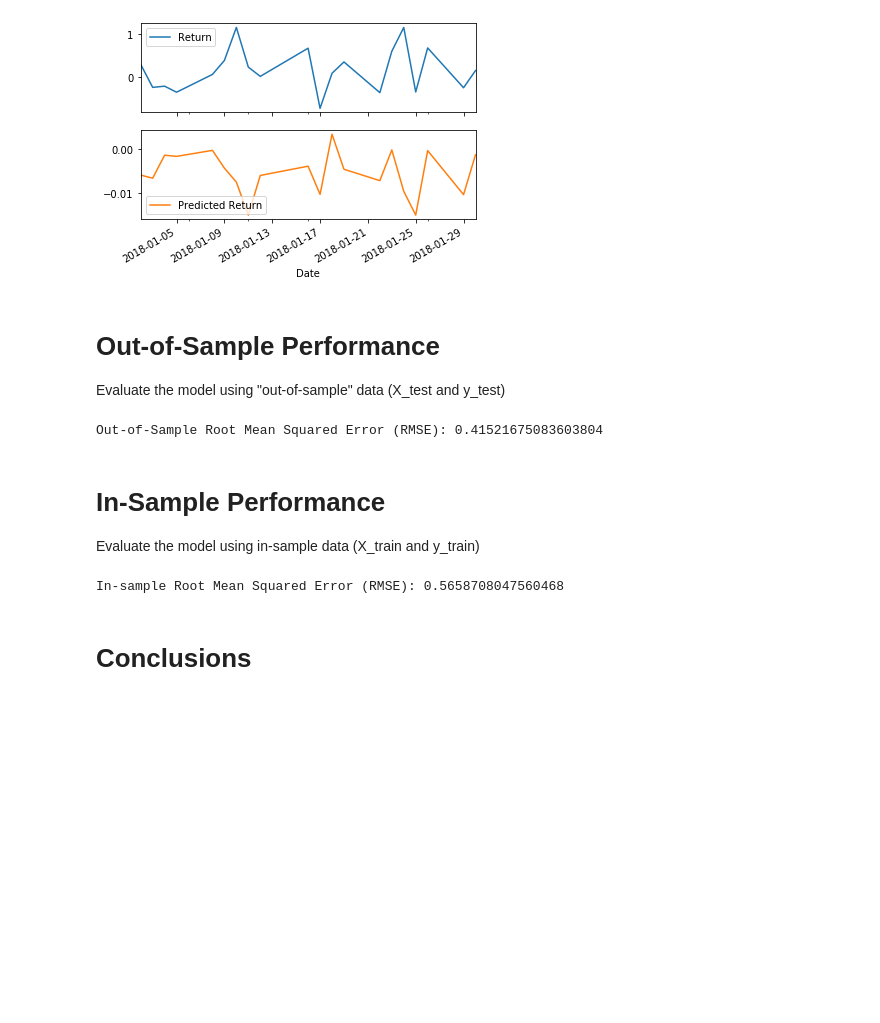
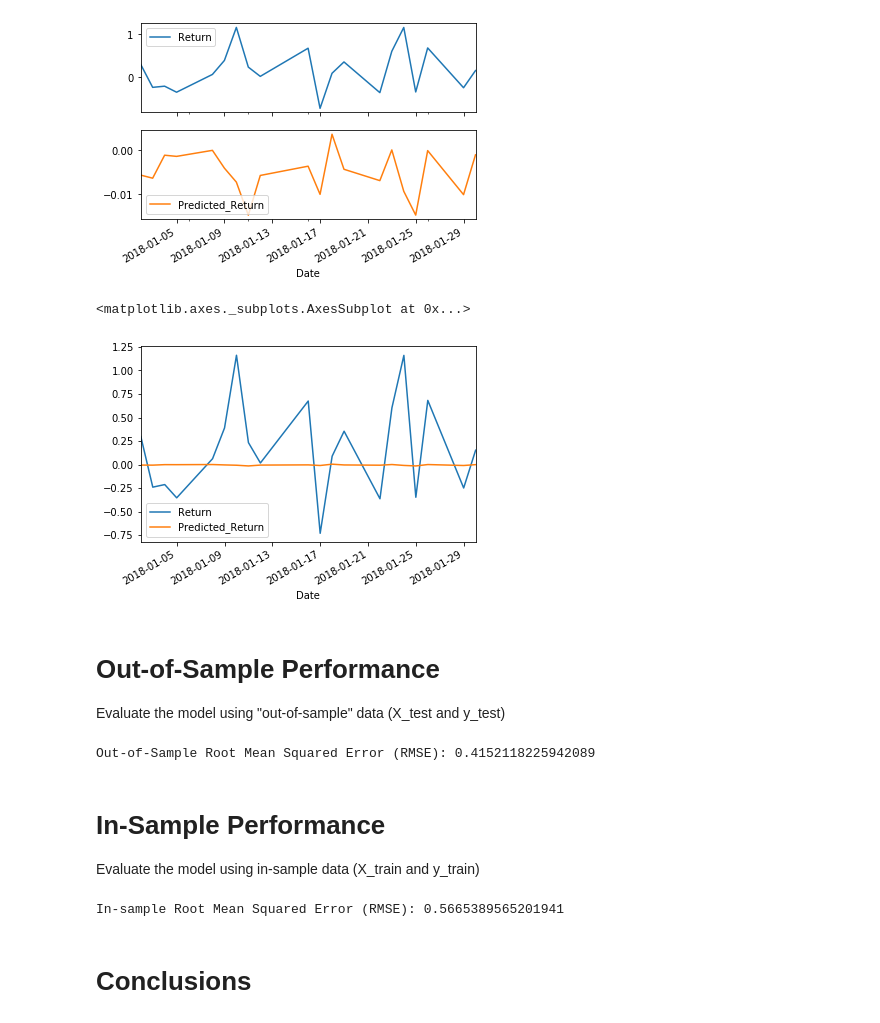
Before and after one commit to ekuo651/Times_Series_Yen, a Jupyter notebook: regression_analysis.ipynb, the cells around one changed output. Saved outputs shown, nothing was run; the diff lists cells and outputs as text; code cells hidden in the pictures; blank space fills up the shorter version.

Commit message:
completed linear regression model

```diff
--- a/regression_analysis.ipynb
+++ b/regression_analysis.ipynb
@@ -106,6 +113,8 @@ from sklearn.linear_model import LinearRegression
 
 # Fit a SKLearn linear regression using just the training set (X_train, Y_train):
 # YOUR CODE HERE!
+model = LinearRegression()
+model.fit(X_train, y_train)
 # %% [output]
 LinearRegression(copy_X=True, fit_intercept=True, n_jobs=None, normalize=False)
 # %% [markdown]
@@ -115,9 +124,12 @@ Note: We want to evaluate the model using data that it has never seen before, in
 # %%
 # Make a prediction of "y" values using just the test dataset
 # YOUR CODE HERE!
+predictions = model.predict(X_test)
 # %%
 # Assemble actual y data (Y_test) with predicted y data (from just above) into two columns in a dataframe:
 # YOUR CODE HERE!
+Results = y_test.to_frame()
+Results['Predicted_Return'] = predictions
 # %%
 # Plot the first 20 predictions vs the true values
 # YOUR CODE HERE!
@@ -126,6 +139,11 @@ array([<matplotlib.axes._subplots.AxesSubplot object at 0x...>,
        <matplotlib.axes._subplots.AxesSubplot object at 0x...>],
       dtype=object)
 [figure]
+# %%
+Results[:20].plot()
+# %% [output]
+<matplotlib.axes._subplots.AxesSubplot at 0x...>
+[figure, added]
 # %% [markdown]
 # Out-of-Sample Performance
 
@@ -134,11 +152,15 @@ Evaluate the model using "out-of-sample" data (X_test and y_test)
 from sklearn.metrics import mean_squared_error
 # Calculate the mean_squared_error (MSE) on actual versus predicted test "y"
 # YOUR CODE HERE!
+mse = mean_squared_error(Results.Return, Results.Predicted_Return)
 
 # Using that mean-squared-error, calculate the root-mean-squared error (RMSE):
 # YOUR CODE HERE!
+rmse = mse**.5
+
+print(f"Out-of-Sample Root Mean Squared Error (RMSE): {rmse}")
 # %% [output]
-Out-of-Sample Root Mean Squared Error (RMSE): 0.41521675083603804
+Out-of-Sample Root Mean Squared Error (RMSE): 0.4152118225942089
 # %% [markdown]
 # In-Sample Performance
 
@@ -146,17 +168,20 @@ Evaluate the model using in-sample data (X_train and y_train)
 # %%
 # Construct a dataframe using just the "y" training data:
 # YOUR CODE HERE!
-
+in_sample_results = y_train.to_frame()
 # Add a column of "in-sample" predictions to that dataframe:
 # YOUR CODE HERE!
-
+in_sample_results['In_Sample_Predictions'] = model.predict(X_train)
 # Calculate in-sample mean_squared_error (for comparison to out-of-sample)
 # YOUR CODE HERE!
+mse = mean_squared_error(in_sample_results.Return, in_sample_results.In_Sample_Predictions)
 
 # Calculate in-sample root mean_squared_error (for comparison to out-of-sample)
 # YOUR CODE HERE!
+rmse = mse**.5
+print(f"In-sample Root Mean Squared Error (RMSE): {rmse}")
 # %% [output]
-In-sample Root Mean Squared Error (RMSE): 0.5658708047560468
+In-sample Root Mean Squared Error (RMSE): 0.5665389565201941
 # %% [markdown]
 # Conclusions
 # %% [markdown]
```
Also changed, not shown: parts of 6 cells of this notebook.
